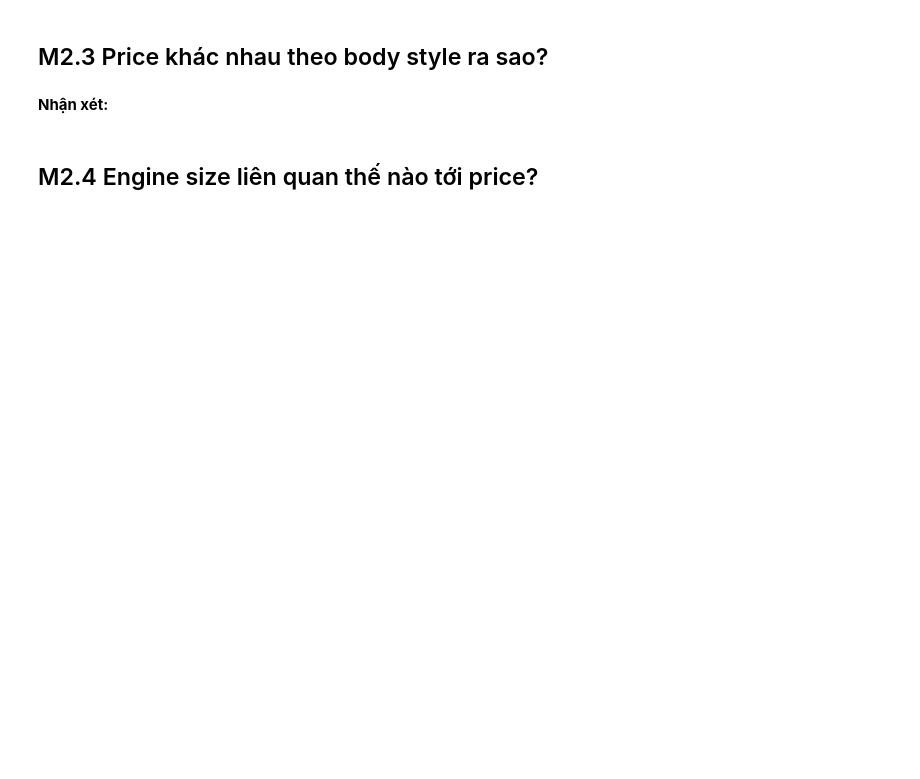
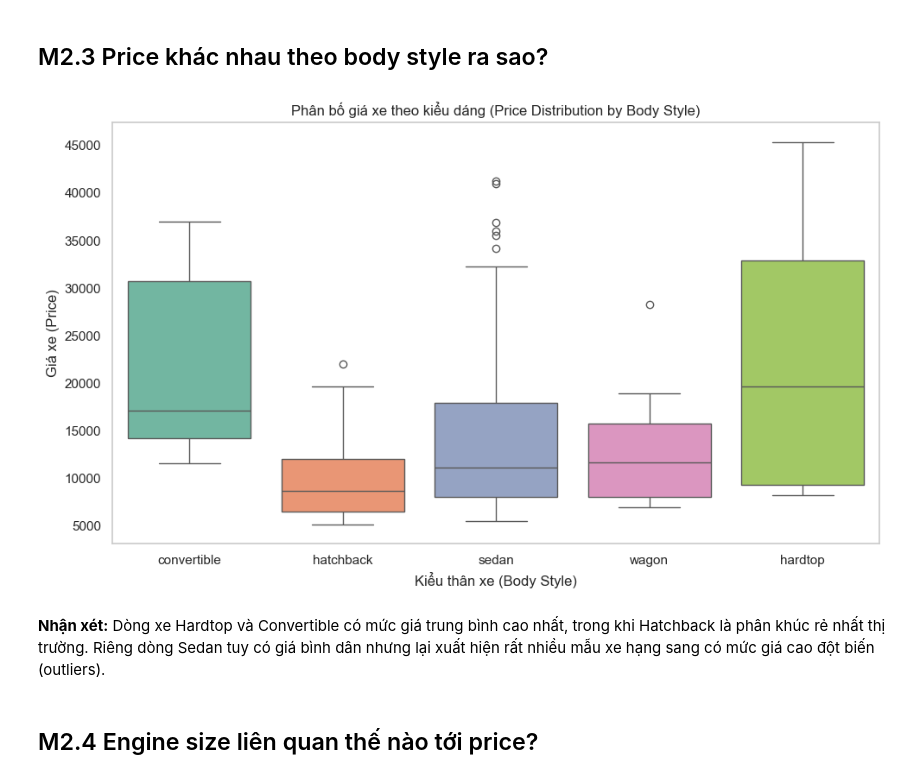
Before and after one commit to mliotlab/mliot-pyml-2026-hw, a Jupyter notebook: week02/numpy-pandas-eda-hw/numpy_pandas_eda_hw.ipynb, the cells around one changed output. Saved outputs shown, nothing was run; the diff lists cells and outputs as text; code cells hidden in the pictures; blank space fills up the shorter version.

```diff
--- a/week02/numpy-pandas-eda-hw/numpy_pandas_eda_hw.ipynb
+++ b/week02/numpy-pandas-eda-hw/numpy_pandas_eda_hw.ipynb
@@ -289,8 +380,19 @@ Mỗi biểu đồ cần:
 ## M2.3 Price khác nhau theo body style ra sao?
 # %%
 # TODO M2.3: boxplot price theo body_style
+
+plt.figure(figsize= (10,6))
+sns.boxplot(data=df_clean, x="body_style", y="price", hue = "body_style",palette="Set2")
+plt.title('Phân bố giá xe theo kiểu dáng (Price Distribution by Body Style)')
+plt.xlabel('Kiểu thân xe (Body Style)')
+plt.ylabel('Giá xe (Price)')
+plt.grid(False)
+plt.tight_layout()
+plt.show()
+# %% [output]
+[figure, added]
 # %% [markdown]
-**Nhận xét:** <!-- 1--2 câu -->
+**Nhận xét:** Dòng xe Hardtop và Convertible có mức giá trung bình cao nhất, trong khi Hatchback là phân khúc rẻ nhất thị trường. Riêng dòng Sedan tuy có giá bình dân nhưng lại xuất hiện rất nhiều mẫu xe hạng sang có mức giá cao đột biến (outliers).
 # %% [markdown]
 ## M2.4 Engine size liên quan thế nào tới price?
 # %%
```
Also changed, not shown: parts of 28 cells of this notebook.
